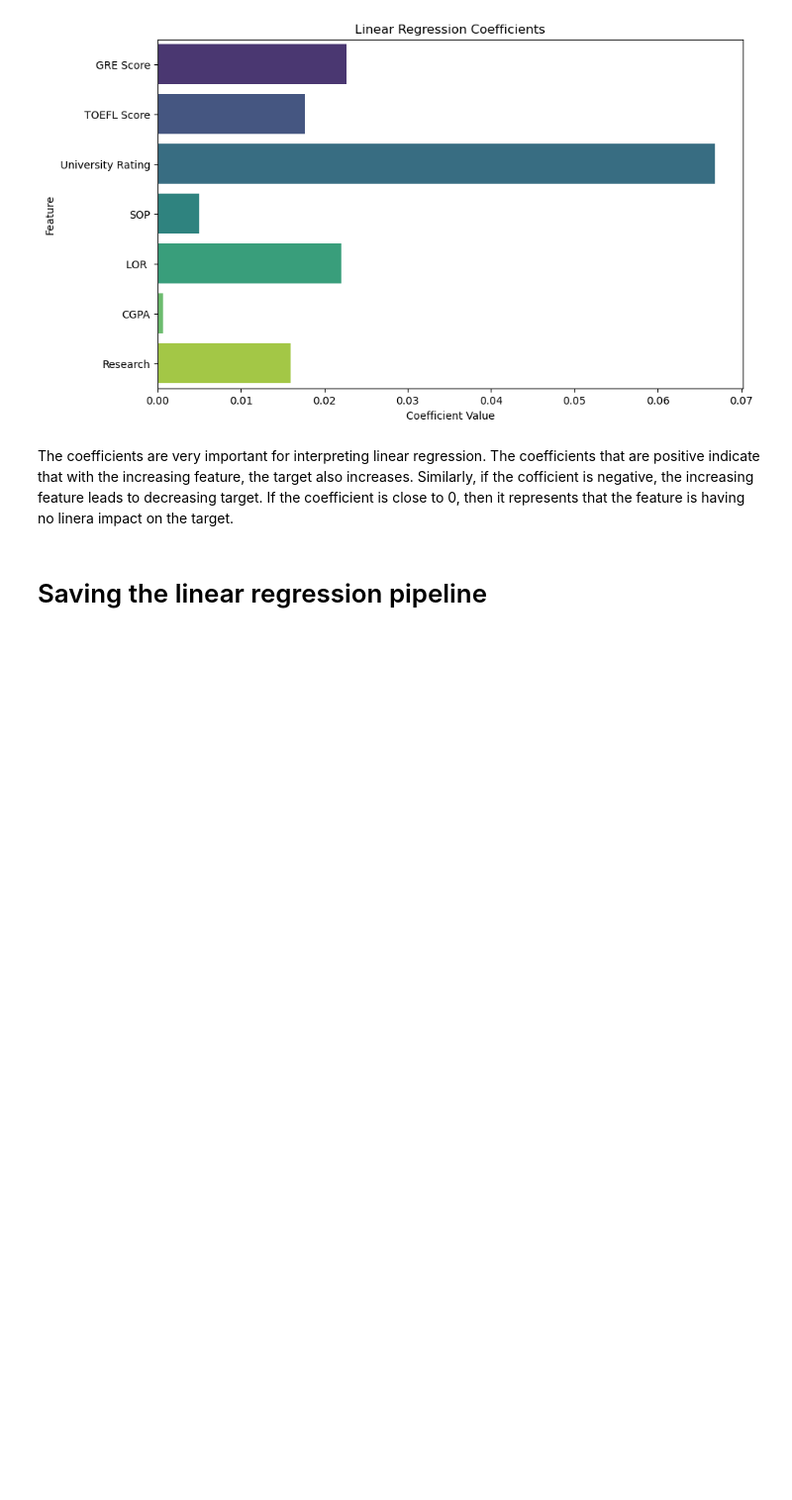
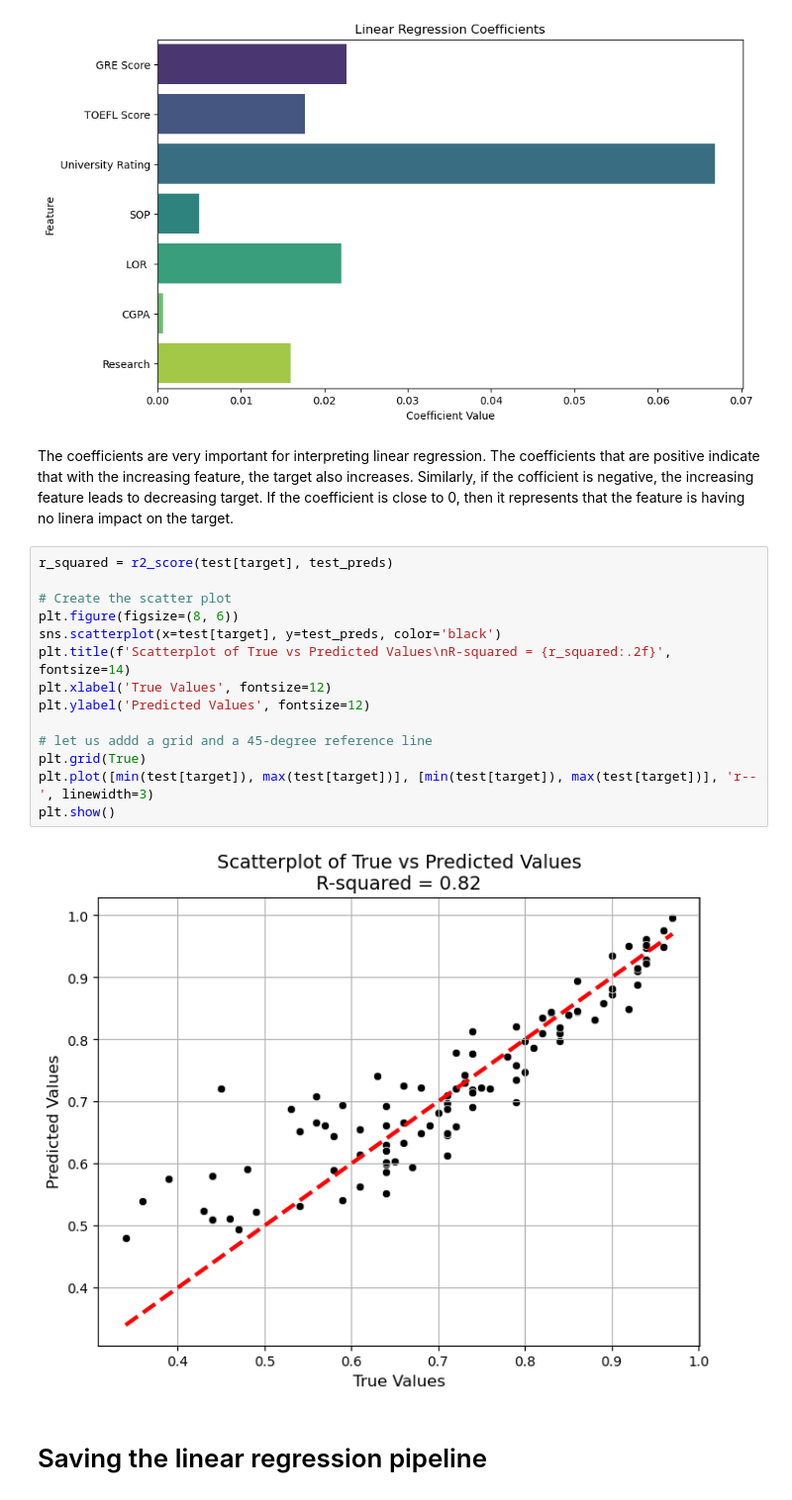
Before and after one commit to SujanNeupane42/DATA-601-Group-Project, a Jupyter notebook: modelling.ipynb, the cells around one changed output. Shown at 99% size. Drawn from its saved outputs; the diff is of its cells as text; blank space fills up the shorter version.

```diff
--- a/modelling.ipynb
+++ b/modelling.ipynb
@@ -255,6 +255,22 @@ plt.show()
 [figure]
 # %% [markdown]
 The coefficients are very important for interpreting linear regression. The coefficients that are positive indicate that with the increasing feature, the target also increases. Similarly, if the cofficient is negative, the increasing feature leads to decreasing target. If the coefficient is close to 0, then it represents that the feature is having no linera impact on the target.
+# %%
+r_squared = r2_score(test[target], test_preds)
+
+# Create the scatter plot
+plt.figure(figsize=(8, 6))
+sns.scatterplot(x=test[target], y=test_preds, color='black')
+plt.title(f'Scatterplot of True vs Predicted Values\nR-squared = {r_squared:.2f}', fontsize=14)
+plt.xlabel('True Values', fontsize=12)
+plt.ylabel('Predicted Values', fontsize=12)
+
+# let us addd a grid and a 45-degree reference line
+plt.grid(True)
+plt.plot([min(test[target]), max(test[target])], [min(test[target]), max(test[target])], 'r--', linewidth=3)
+plt.show()
+# %% [output]
+[figure, added]
 # %% [markdown]
 # Saving the linear regression pipeline
 # %%
```
